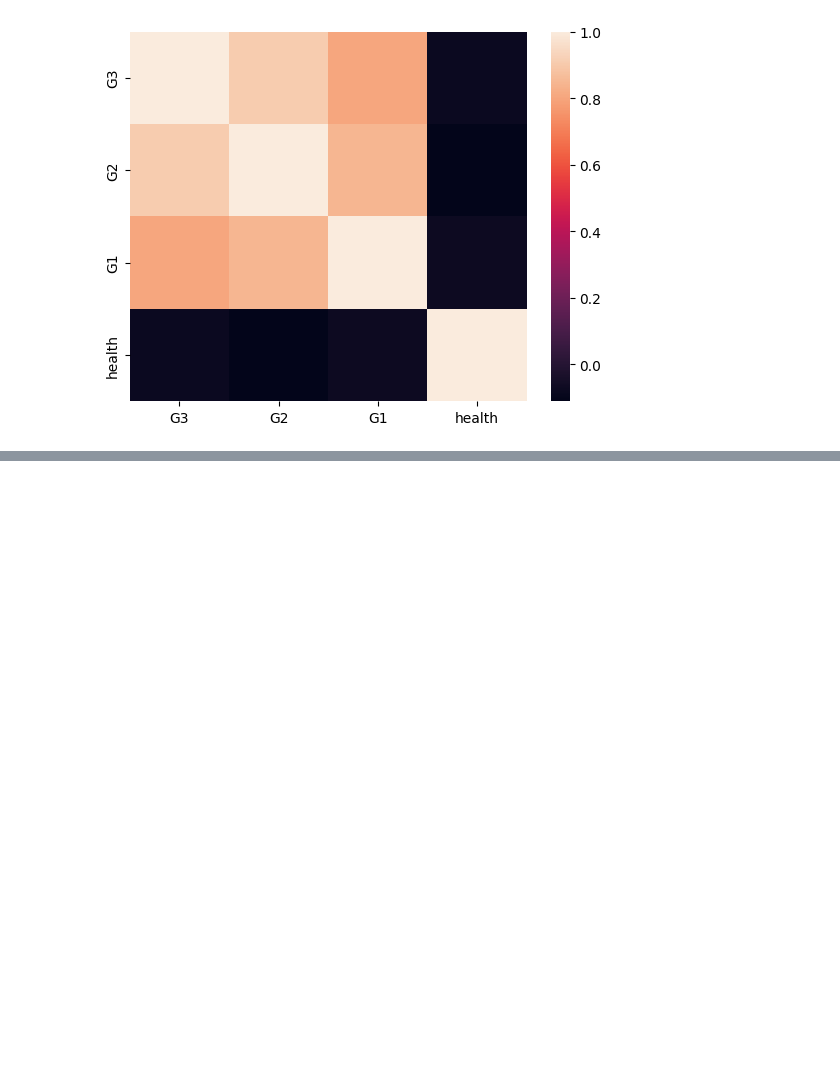
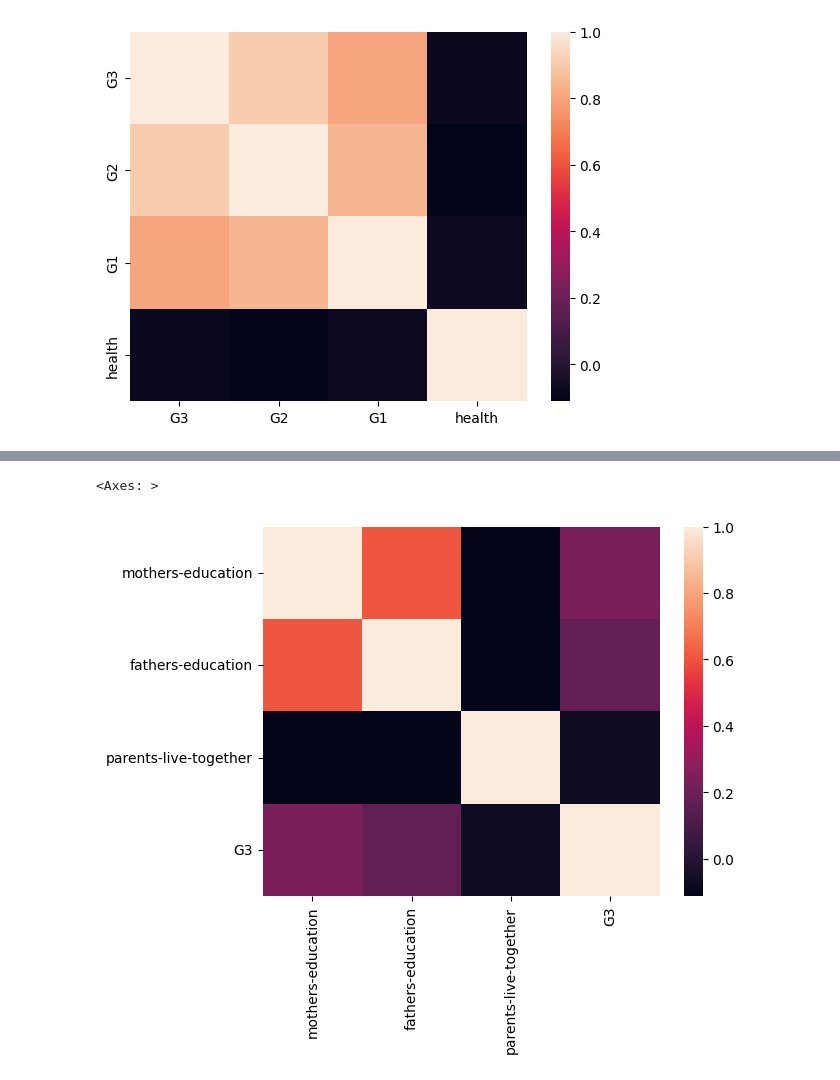
Before and after one commit to ShehabSherbiny/Data-Intelligence-practice, a Jupyter notebook: student-health.ipynb, the cells around one changed output, grey strips where cells are left out. Cells and saved outputs as stored; diff of their text form; code cells hidden in the pictures; blank space fills up the shorter version.

```diff
--- a/student-health.ipynb
+++ b/student-health.ipynb
@@ -216,3 +215,12 @@ display(df)
 | 394 | 394 | MS | M | 19.0 | urban | <=3 | 1.0 | 1.0 | ... |
 395 rows × 32 columns
 [figure]
+# %%
+label_encoder = sklearn.preprocessing.LabelEncoder()
+
+df['parents-live-together'] = label_encoder.fit_transform(df["parents-live-together"])
+# %%
+# Fill na values of mothers-education, fathers-education and G3
+df['mothers-education'].fillna(df['mothers-education'].mean(), inplace=True)
+df['fathers-education'].fillna(df['fathers-education'].mean(), inplace=True)
+df['G3'].fillna(df['G3'].mean(), inplace=True)
@@ -218,0 +235,5 @@ display(df)
+# %%
+sns.heatmap(df[['mothers-education', 'fathers-education', 'parents-live-together', 'G3']].corr())
+# %% [output]
+<Axes: >
+[figure, added]
```
Also changed, not shown: parts of 12 cells of this notebook.
